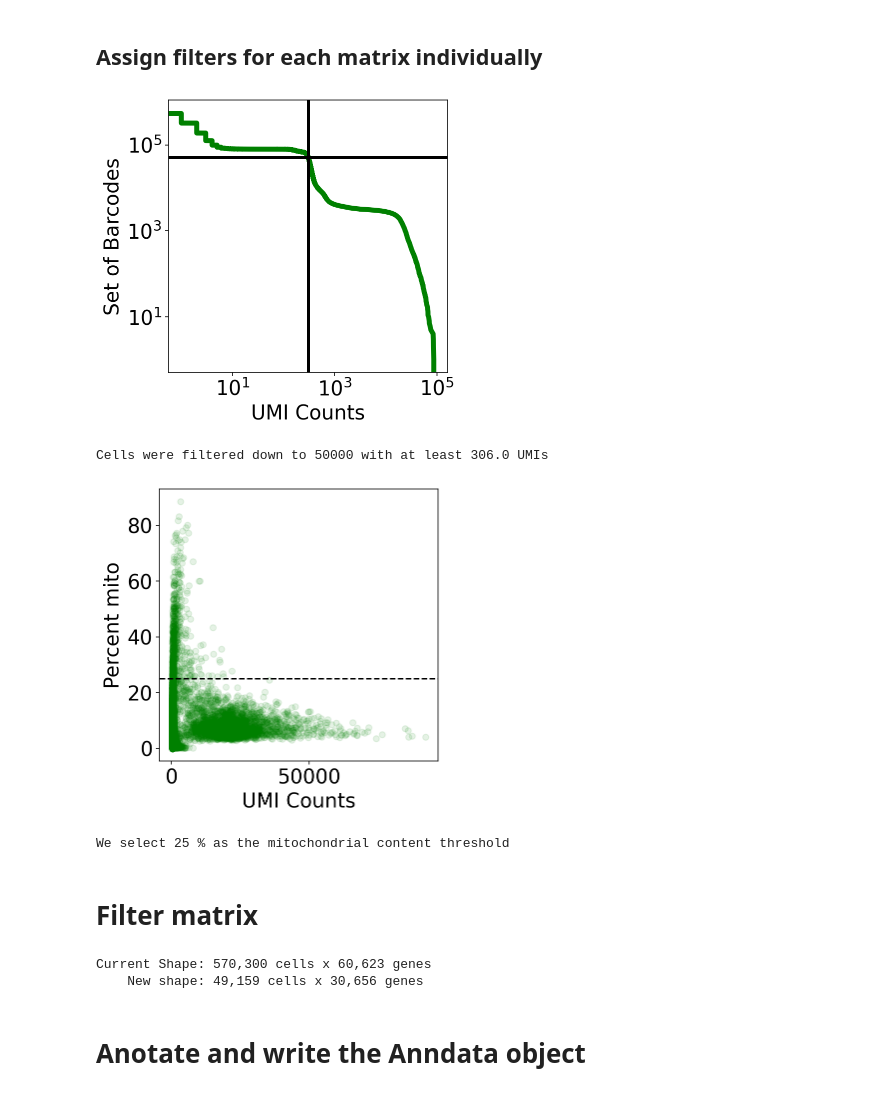
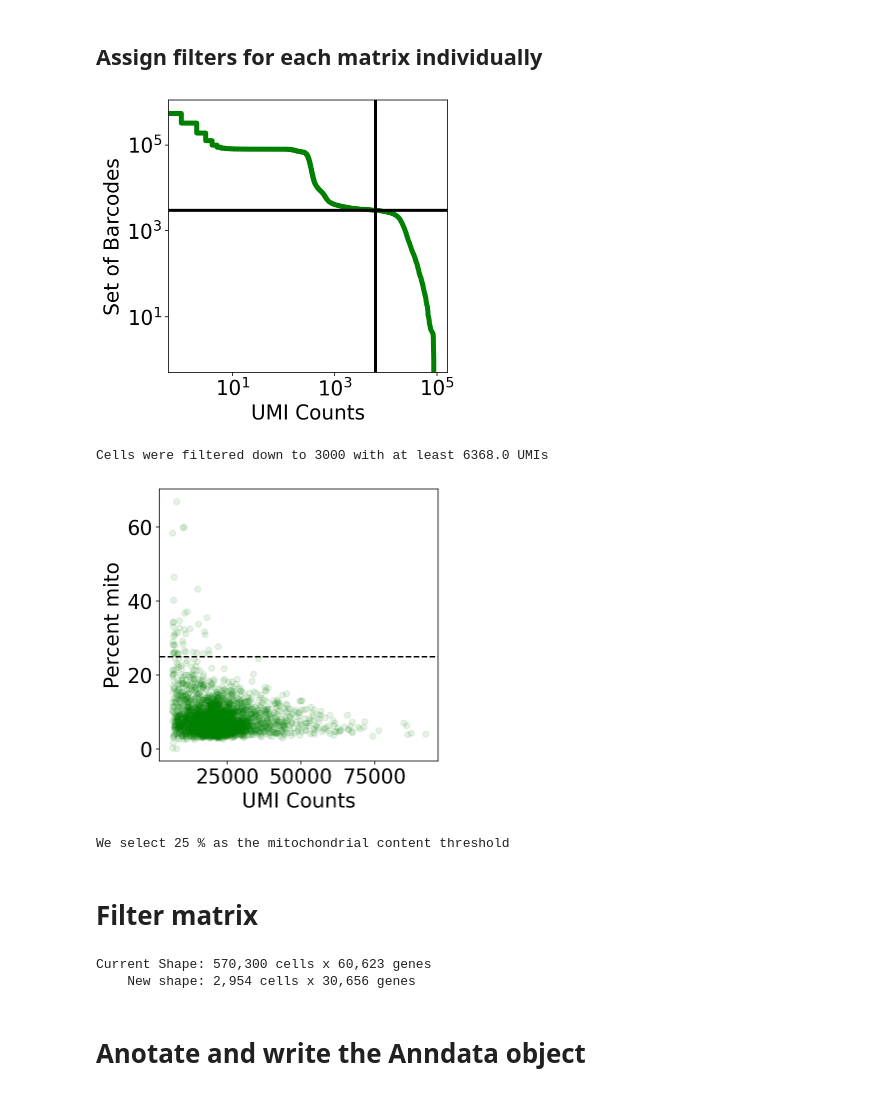
Before and after one commit to agalvezm/ACE2_scRNAseq, a Jupyter notebook: notebooks_countmatrices/GSE121600_GSM3439921.ipynb, the cells around one changed output. Saved outputs shown, nothing was run; the diff lists cells and outputs as text; code cells hidden in the pictures.

```diff
--- a/notebooks_countmatrices/GSE121600_GSM3439921.ipynb
+++ b/notebooks_countmatrices/GSE121600_GSM3439921.ipynb
@@ -375,7 +375,7 @@ gene_threshold = 3
 mito_criteria = 30
 # %%
 
-expected_num_cells = 50000#@param {type:"integer"}
+expected_num_cells = 3000#@param {type:"integer"}
 knee = np.sort(nd(results[sample_id[samp_n]].X.sum(axis=1)))[::-1]
 
 fig, ax = plt.subplots(figsize=(5, 5))
@@ -395,36 +395,36 @@ plt.show()
 
 cell_threshold = knee[expected_num_cells]
 
 results["cell_threshold" + sample_id[samp_n]] = knee[expected_num_cells]
 
 print ("Cells were filtered down to " + str(expected_num_cells) + " with at least " + str(cell_threshold) + " UMIs")
 
 
 mito_criteria = 25#@param {type:"integer"}
 results["mito_criteria" + sample_id[samp_n]] = mito_criteria
 
 fig, ax = plt.subplots(figsize=(5,5))
 
 
 x = nd(results[sample_id[samp_n]].obs["cell_counts"][results[sample_id[i]].obs["cell_counts"] > cell_threshold])
 y = nd(results[sample_id[samp_n]].obs["percent_mito"][results[sample_id[i]].obs["cell_counts"] > cell_threshold])
 
 ax.scatter(x, y, color="green", alpha=0.1)
 
 ax.axhline(y=mito_criteria, linestyle="--", color="k")
 
 
 ax.set_xlabel("UMI Counts")
 ax.set_ylabel("Percent mito")
 
 
 plt.show()
 
 print("We select " + str(mito_criteria) + " % as the mitochondrial content threshold")
 # %% [output]
-[figure, old version]
+[figure, new version]
-Cells were filtered down to 50000 with at least 306.0 UMIs
+Cells were filtered down to 3000 with at least 6368.0 UMIs
-[figure, old version]
+[figure, new version]
 We select 25 % as the mitochondrial content threshold
 # %% [markdown]
 # Filter matrix
@@ -442,7 +442,7 @@ for i in range(no_samples):
   results["data_" + sample_id[i]] = results[sample_id[i]][cell_mask, gene_mask]
 # %% [output]
 Current Shape: 570,300 cells x 60,623 genes
-    New shape: 49,159 cells x 30,656 genes
+    New shape: 2,954 cells x 30,656 genes
 # %% [markdown]
 # Anotate and write the Anndata object
 # %%
```
Also changed, not shown: parts of 5 cells of this notebook.
